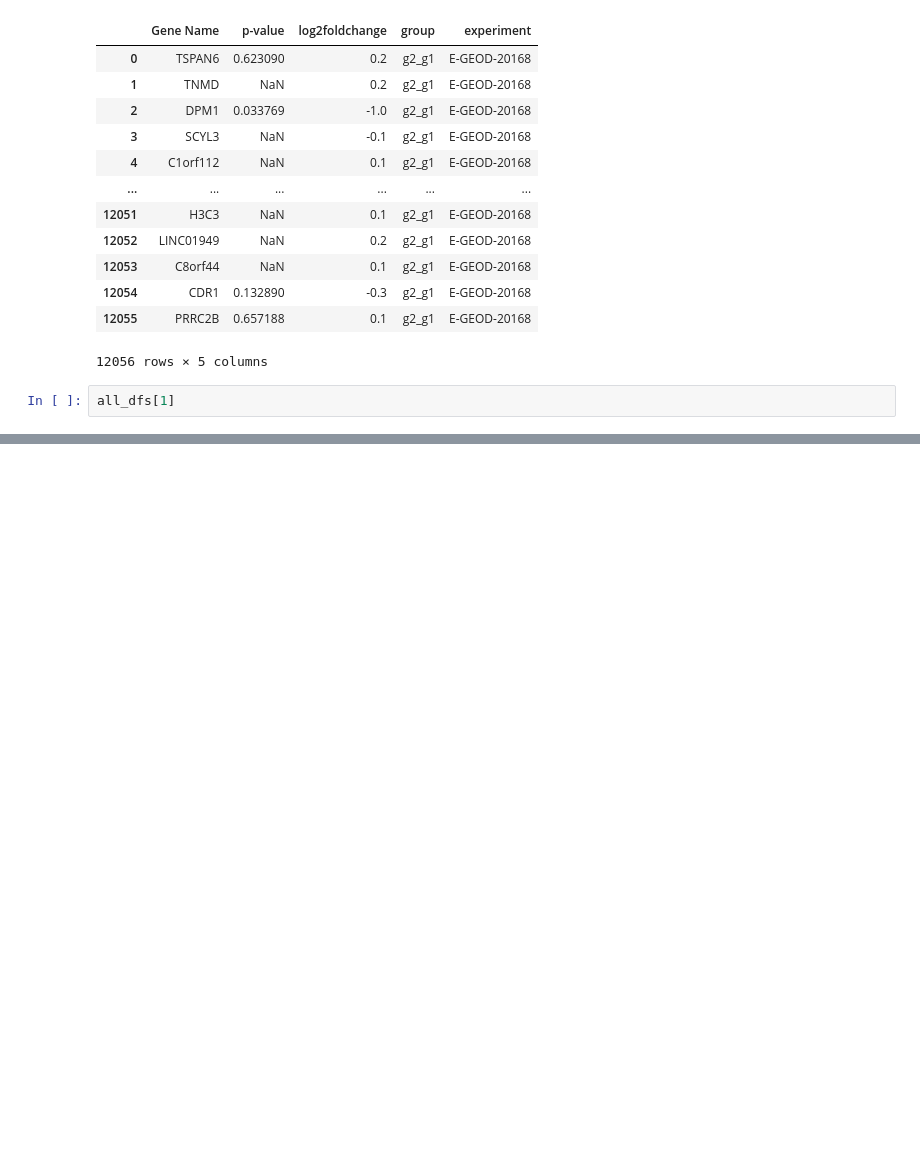
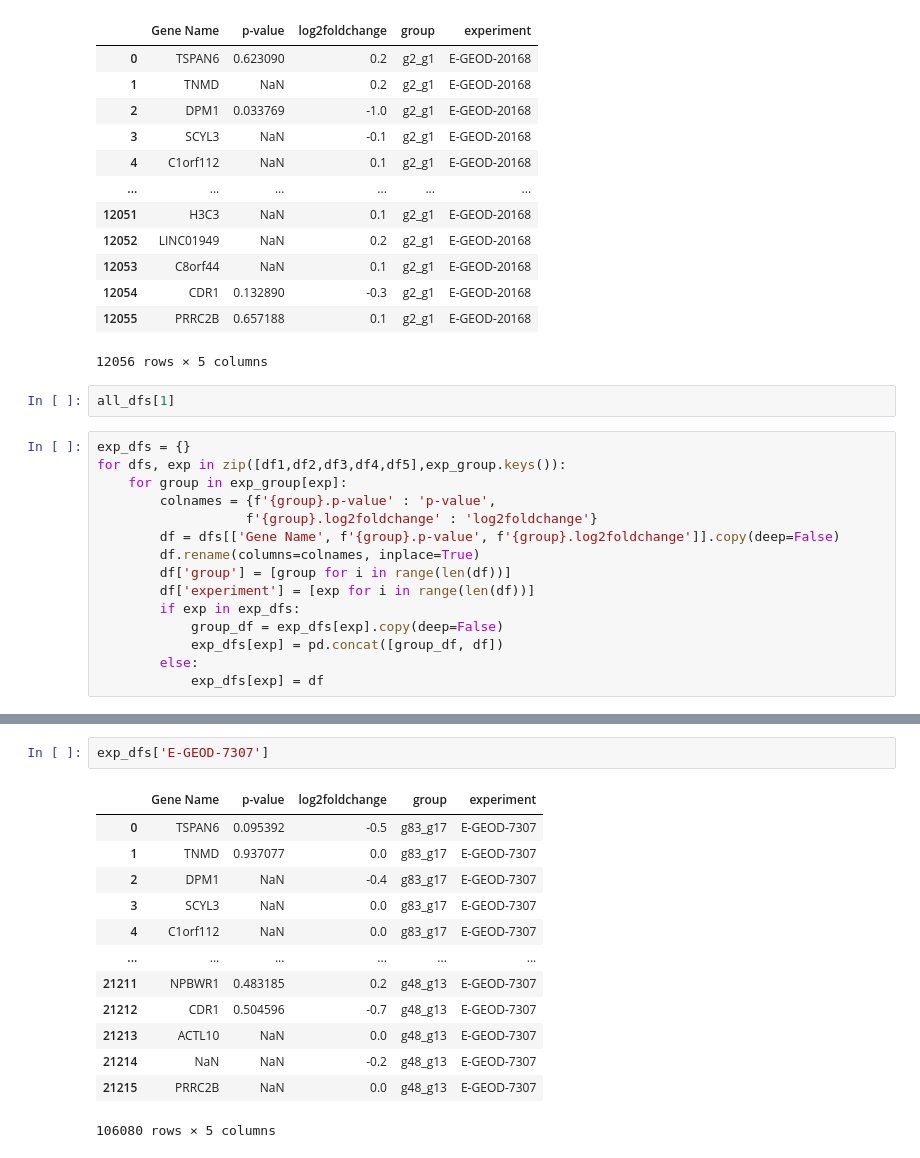
Before and after one commit to kritiAT/LC_BioDB-group-1, a Jupyter notebook: experiments.ipynb, the cells around one changed output, grey strips where cells are left out. Cells and saved outputs as stored; diff of their text form; blank space fills up the shorter version.

```diff
--- a/experiments.ipynb
+++ b/experiments.ipynb
@@ -164,3 +164,18 @@ all_dfs[9]
 12056 rows × 5 columns
 # %%
 all_dfs[1]
+# %%
+exp_dfs = {}
+for dfs, exp in zip([df1,df2,df3,df4,df5],exp_group.keys()):
+    for group in exp_group[exp]:
+        colnames = {f'{group}.p-value' : 'p-value',
+                   f'{group}.log2foldchange' : 'log2foldchange'}
+        df = dfs[['Gene Name', f'{group}.p-value', f'{group}.log2foldchange']].copy(deep=False)
+        df.rename(columns=colnames, inplace=True)
+        df['group'] = [group for i in range(len(df))]
+        df['experiment'] = [exp for i in range(len(df))]
+        if exp in exp_dfs:
+            group_df = exp_dfs[exp].copy(deep=False)
+            exp_dfs[exp] = pd.concat([group_df, df])
+        else:
+            exp_dfs[exp] = df
@@ -166,0 +191,16 @@ all_dfs[1]
+# %%
+exp_dfs['E-GEOD-7307']
+# %% [output]
+|  | Gene Name | p-value | log2foldchange | group | experiment |
+| 0 | TSPAN6 | 0.095392 | -0.5 | g83_g17 | E-GEOD-7307 |
+| 1 | TNMD | 0.937077 | 0.0 | g83_g17 | E-GEOD-7307 |
+| 2 | DPM1 | NaN | -0.4 | g83_g17 | E-GEOD-7307 |
+| 3 | SCYL3 | NaN | 0.0 | g83_g17 | E-GEOD-7307 |
+| 4 | C1orf112 | NaN | 0.0 | g83_g17 | E-GEOD-7307 |
+| ... | ... | ... | ... | ... | ... |
+| 21211 | NPBWR1 | 0.483185 | 0.2 | g48_g13 | E-GEOD-7307 |
+| 21212 | CDR1 | 0.504596 | -0.7 | g48_g13 | E-GEOD-7307 |
+| 21213 | ACTL10 | NaN | 0.0 | g48_g13 | E-GEOD-7307 |
+| 21214 | NaN | NaN | -0.2 | g48_g13 | E-GEOD-7307 |
+| 21215 | PRRC2B | NaN | 0.0 | g48_g13 | E-GEOD-7307 |
+106080 rows × 5 columns
```
Also changed, not shown: parts of 1 cell of this notebook.
